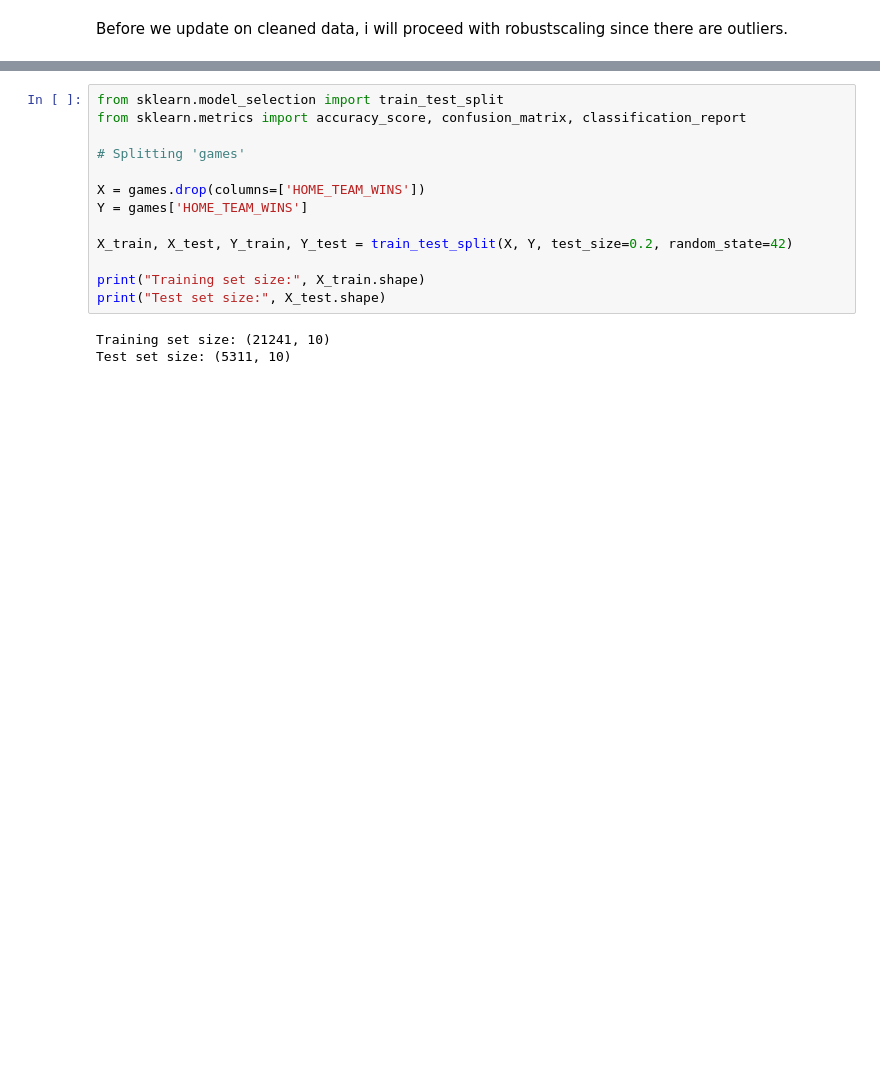
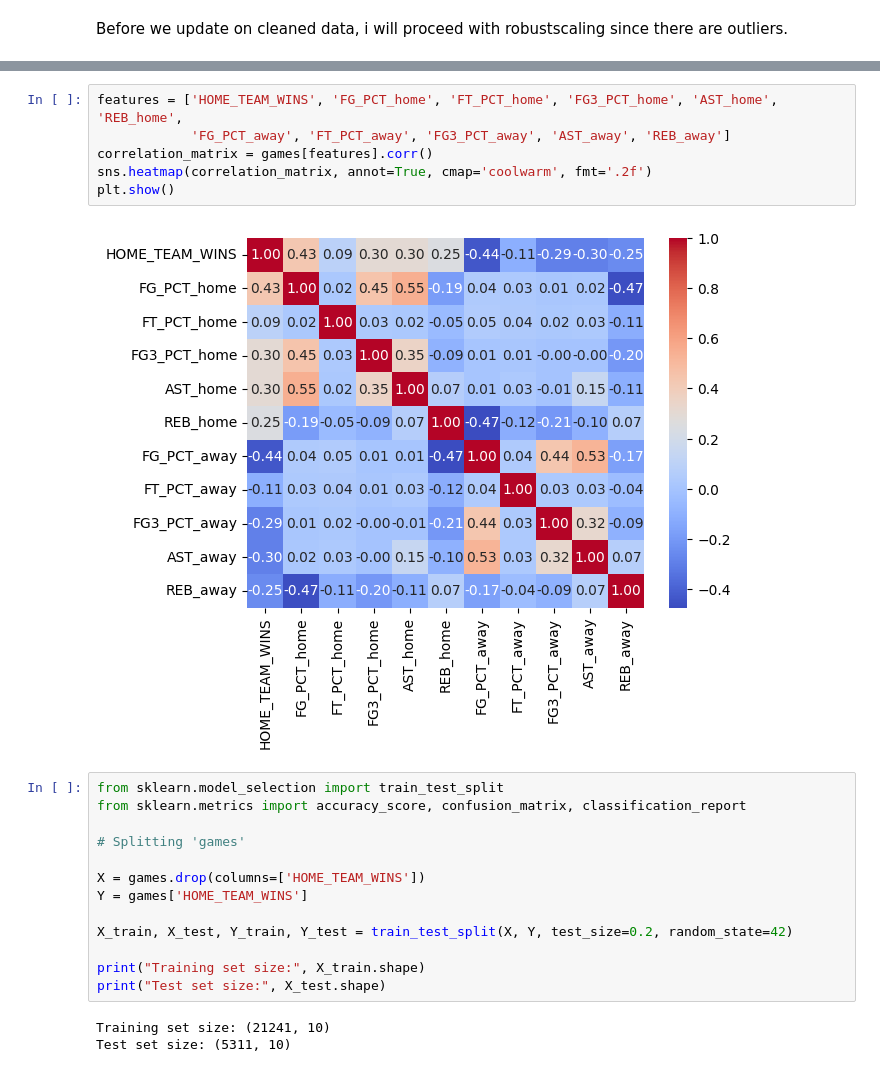
Before and after one commit to Hiroaki-K4/nba_prediction, a Jupyter notebook: main.ipynb, the cells around one changed output, grey strips where cells are left out. Saved outputs shown, nothing was run; the diff lists cells and outputs as text; blank space fills up the shorter version.

```diff
--- a/main.ipynb
+++ b/main.ipynb
@@ -149,3 +222,11 @@ games.head(10)
+# %%
+features = ['HOME_TEAM_WINS', 'FG_PCT_home', 'FT_PCT_home', 'FG3_PCT_home', 'AST_home', 'REB_home',
+            'FG_PCT_away', 'FT_PCT_away', 'FG3_PCT_away', 'AST_away', 'REB_away']
+correlation_matrix = games[features].corr()
+sns.heatmap(correlation_matrix, annot=True, cmap='coolwarm', fmt='.2f')
+plt.show()
+# %% [output]
+[figure, added]
 # %%
 from sklearn.model_selection import train_test_split
 from sklearn.metrics import accuracy_score, confusion_matrix, classification_report
```
Also changed, not shown: parts of 8 cells of this notebook.
